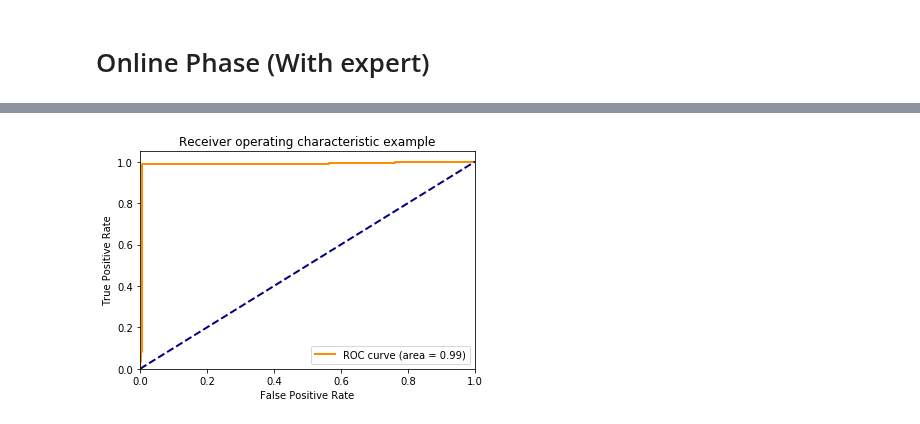
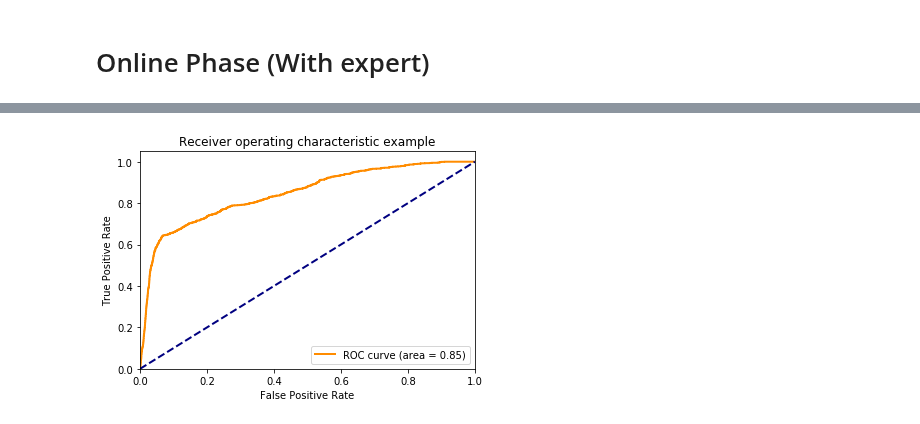
Before and after one commit to binli826/LSTM-Autoencoders, a Jupyter notebook: src/Experiments/Online_smtp.ipynb, the cells around one changed output, grey strips where cells are left out. Cells and saved outputs as stored; diff of their text form; code cells hidden in the pictures.

```diff
--- a/src/Experiments/Online_smtp.ipynb
+++ b/src/Experiments/Online_smtp.ipynb
@@ -116,3 +137,35 @@ def update_parameter(errBuffer,mu,sigma,eta,threshold,score,label):
+# %%
+def get_threshold(normal_score, abnormal_score):
+        upper = np.median(np.array(abnormal_score))
+        lower = np.median(np.array(normal_score))
+        scala = 20
+        delta = (upper-lower) / scala
+        candidate = lower
+        threshold = 0
+        result = 0
+
+        def evaluate(threshold,normal_score,abnormal_score):
+
+            beta = 0.5
+            tp = np.array(abnormal_score)[np.array(abnormal_score)>threshold].size
+            fp = len(abnormal_score)-tp
+            fn = np.array(normal_score)[np.array(normal_score)>threshold].size
+            tn = len(normal_score)- fn
+
+            if tp == 0: return 0
+
+            P = tp/(tp+fp)
+            R = tp/(tp+fn)
+            fbeta= (1+beta*beta)*P*R/(beta*beta*P+R)
+            return fbeta
+
+        for _ in range(scala):
+            r = evaluate(candidate,normal_score,abnormal_score)
+            if r > result:
+                result = r
+                threshold = candidate
+            candidate += delta
+        return threshold
 # %%
 def plot_roc(fpr,tpr,auc):
     plt.figure()
@@ -207,10 +316,9 @@ ValueError: cannot reshape array of size 100 into shape (1,100,34)
 # %%
-fpr, tpr, thresholds = metrics.roc_curve(labels, output, pos_label="anomaly")
+#with retraining
+foo = pd.Series(np.array(all_scores).ravel())
+fpr, tpr, thresholds = metrics.roc_curve(labels[1:], foo[1:], pos_label="anomaly")
 auc = metrics.auc(fpr, tpr)
-
+#print(fpr,tpr,thresholds,auc)
 plot_roc(fpr,tpr,auc)
-
-
-plt.show()
 # %% [output]
-[figure, old version]
+[figure, new version]
```
Also changed, not shown: parts of 5 cells of this notebook, 2 other files.
